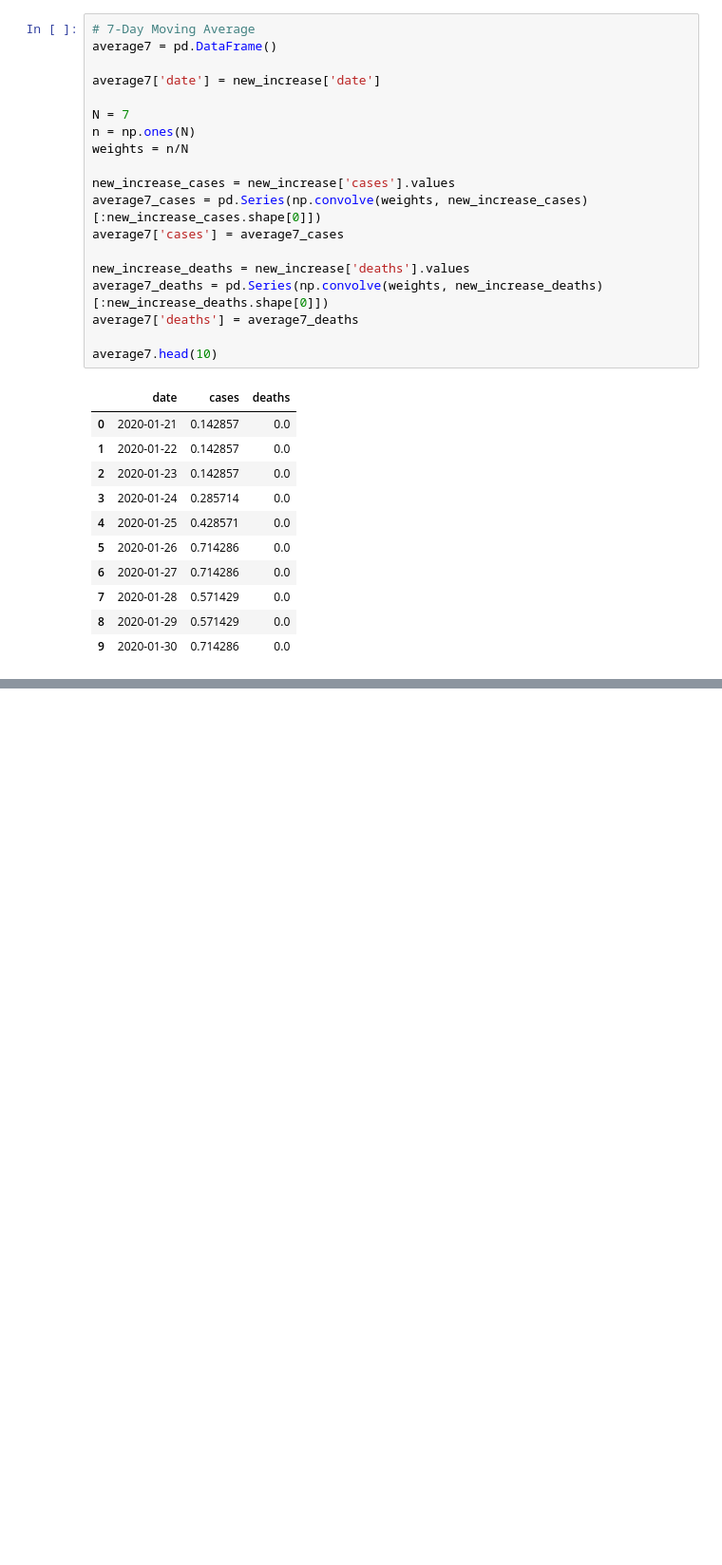
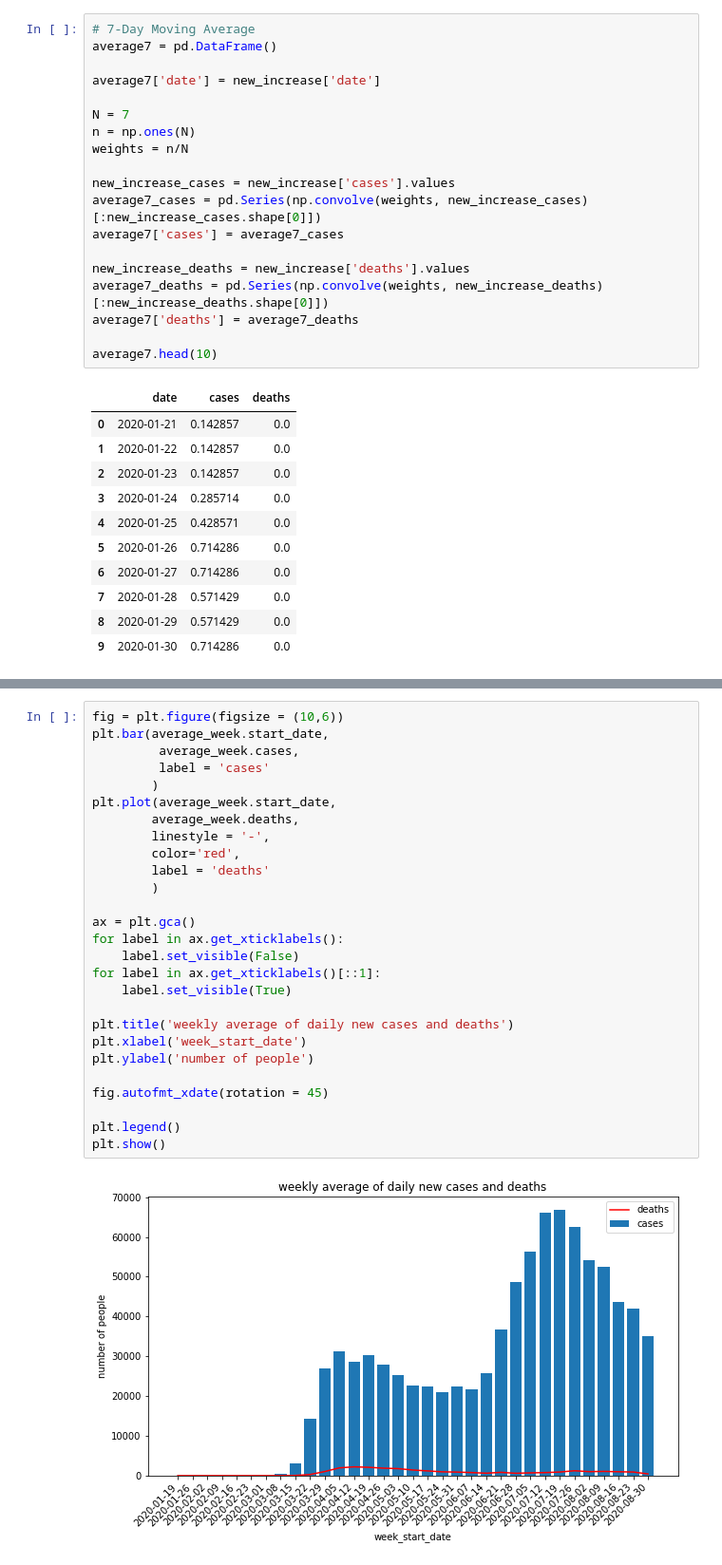
Before and after one commit to trainsn/CSE_5544, a Jupyter notebook: lab1/lab1_covid_analysis.ipynb, the cells around one changed output, grey strips where cells are left out. Shown at 95% size. Saved outputs shown, nothing was run; the diff lists cells and outputs as text; blank space fills up the shorter version.

```diff
--- a/lab1/lab1_covid_analysis.ipynb
+++ b/lab1/lab1_covid_analysis.ipynb
@@ -164,0 +201,29 @@ plt.show()
+# %%
+fig = plt.figure(figsize = (10,6))
+plt.bar(average_week.start_date,
+         average_week.cases,
+         label = 'cases'
+        )
+plt.plot(average_week.start_date,
+        average_week.deaths,
+        linestyle = '-',
+        color='red',
+        label = 'deaths'
+        )
+
+ax = plt.gca()
+for label in ax.get_xticklabels():
+    label.set_visible(False)
+for label in ax.get_xticklabels()[::1]:
+    label.set_visible(True)
+
+plt.title('weekly average of daily new cases and deaths')
+plt.xlabel('week_start_date')
+plt.ylabel('number of people')
+
+fig.autofmt_xdate(rotation = 45)
+
+plt.legend()
+plt.show()
+# %% [output]
+[figure, added]
```
Also changed, not shown: parts of 13 cells of this notebook.
